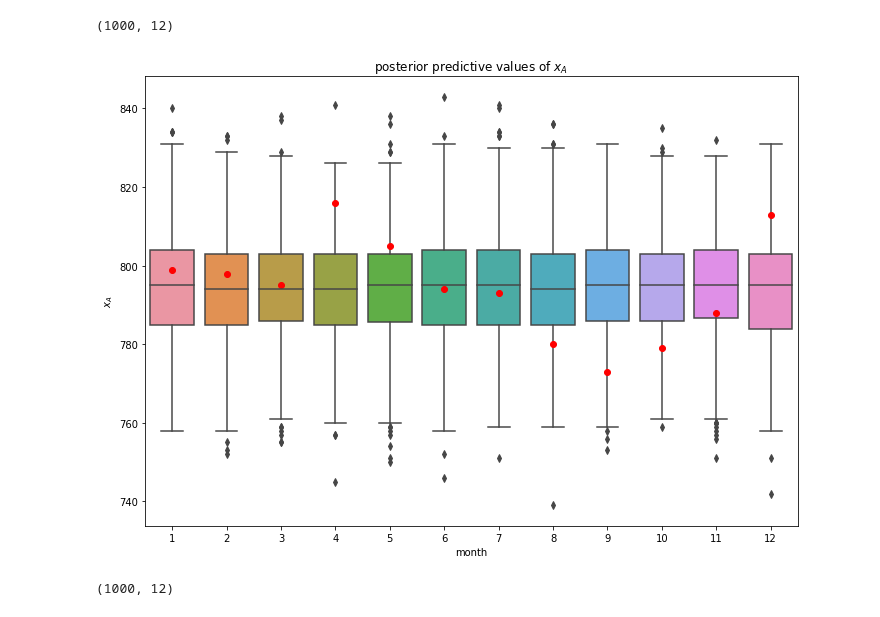
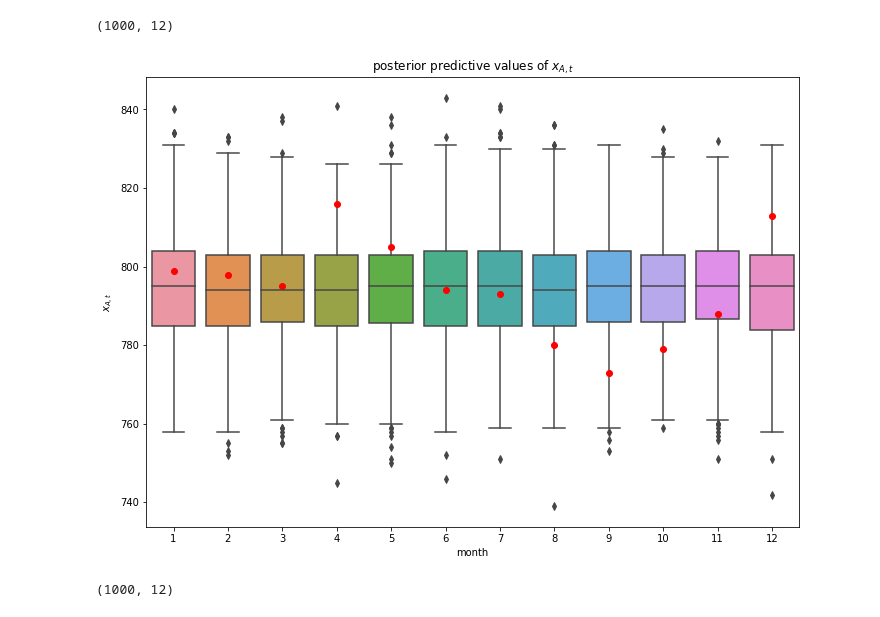
Before and after one commit to tom-hc-park/MSc-RA-Bayesian-evidence-synthesis, a Jupyter notebook: jupyter_notebook/research paper.ipynb, the cells around one changed output. Saved outputs shown, nothing was run; the diff lists cells and outputs as text; code cells hidden in the pictures.

```diff
--- a/jupyter_notebook/research paper.ipynb
+++ b/jupyter_notebook/research paper.ipynb
@@ -259,15 +259,15 @@ ppc['x_a'].shape
 # %%
 a4_dims = (11.7, 8.27)
 fig, ax = plt.subplots(figsize=a4_dims)
 df= pd.DataFrame(data=ppc['x_a'], columns=range(1,13))
 ax=sns.boxplot(data=df)
-ax.set_title('posterior predictive values of $x_A$')
+ax.set_title('posterior predictive values of $x_{A,t}$')
 ax.set_xlabel('month')
-ax.set_ylabel('$x_A$')
+ax.set_ylabel('$x_{A,t}$')
 ax2 = plt.plot(range(12), data['x_a'],'ro')
 fig.savefig('../latex/Figures/early_r_ppc1_xt.png')
 # %% [output]
-[figure, old version]
+[figure, new version]
 # %%
 ppc['x_a'].shape
 # %% [output]
```
Also changed, not shown: parts of 14 cells of this notebook, 16 other files.
